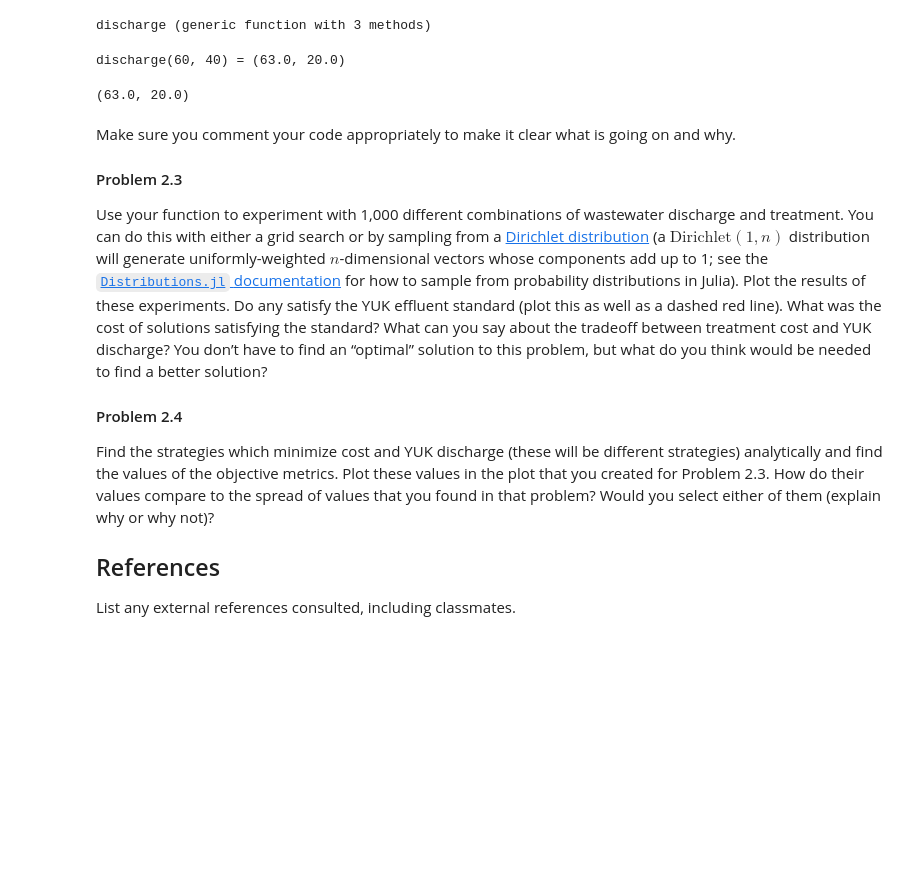
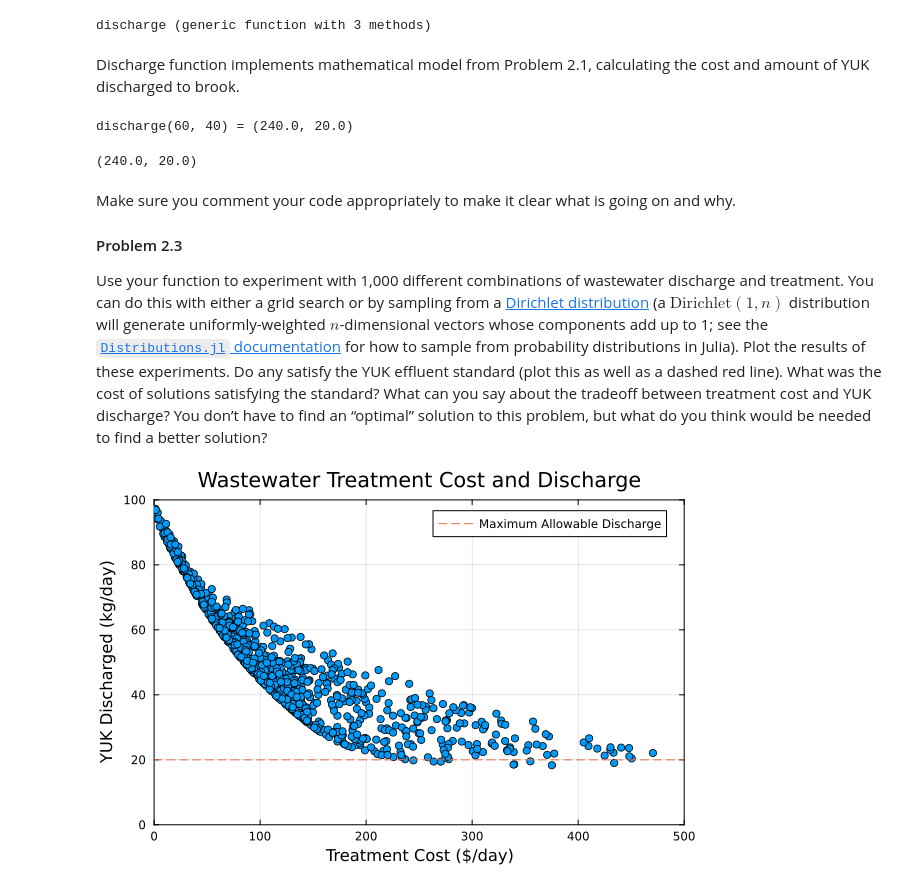
Before and after one commit to BEE4750-FA25/bee4750-hw1-alc354, a Jupyter notebook: hw01.ipynb, the cells around one changed output. Drawn from its saved outputs; the diff is of its cells as text; code cells hidden in the pictures; blank space fills up the shorter version.

```diff
--- a/hw01.ipynb
+++ b/hw01.ipynb
@@ -342,17 +346,19 @@ function discharge(x, y, v=100, c=1)
     #y = x2, wastewater sentt to chemical treatment, m3/d
     #v = Wtot, amount of wastewater produced, m3/d
     #c = YUK concentration, m3/d
-    cost = x/20 + 1.5*y
+    cost = x^2/20 + 1.5*y
     waste = (v - 0.8*x - y + 0.005*y^2)*c
     return (cost, waste)
 end
 # %% [output]
 discharge (generic function with 3 methods)
+# %% [markdown]
+Discharge function implements mathematical model from Problem 2.1, calculating the cost and amount of YUK discharged to brook.
 # %%
 @show discharge(60, 40)
 # %% [output]
-discharge(60, 40) = (63.0, 20.0)
+discharge(60, 40) = (240.0, 20.0)
-(63.0, 20.0)
+(240.0, 20.0)
 # %% [markdown]
 Make sure you comment your code appropriately to make it clear what is
 going on and why.
@@ -374,15 +380,21 @@ satisfying the standard? What can you say about the tradeoff between
 treatment cost and YUK discharge? You don’t have to find an “optimal”
 solution to this problem, but what do you think would be needed to find
 a better solution?
-
-#### Problem 2.4
-
-Find the strategies which minimize cost and YUK discharge (these will be
-different strategies) analytically and find the values of the objective
-metrics. Plot these values in the plot that you created for Problem 2.3.
-How do their values compare to the spread of values that you found in
-that problem? Would you select either of them (explain why or why not)?
-
-## References
-
-List any external references consulted, including classmates.
+# %%
+vals = rand(Dirichlet(3,1), 1000)*100 #values for X1, X2, V - X1 - X2
+
+x1_vals = vals[1,:]
+x2_vals = vals[2,:]
+x3_vals = vals[3,:]
+
+results = discharge.(x1_vals, x2_vals);
+# %%
+plot(results, seriestype=:scatter, label=:none, frame =:box)
+title!("Wastewater Treatment Cost and Discharge")
+xlabel!("Treatment Cost (\$/day)")
+ylabel!("YUK Discharged (kg/day)")
+xlims!(0, 500)
+ylims!(0, 100)
+hline!([20], linestyle=:dash, label="Maximum Allowable Discharge")
+# %% [output]
+[figure, added]
```
Also changed, not shown: parts of 5 cells of this notebook.
